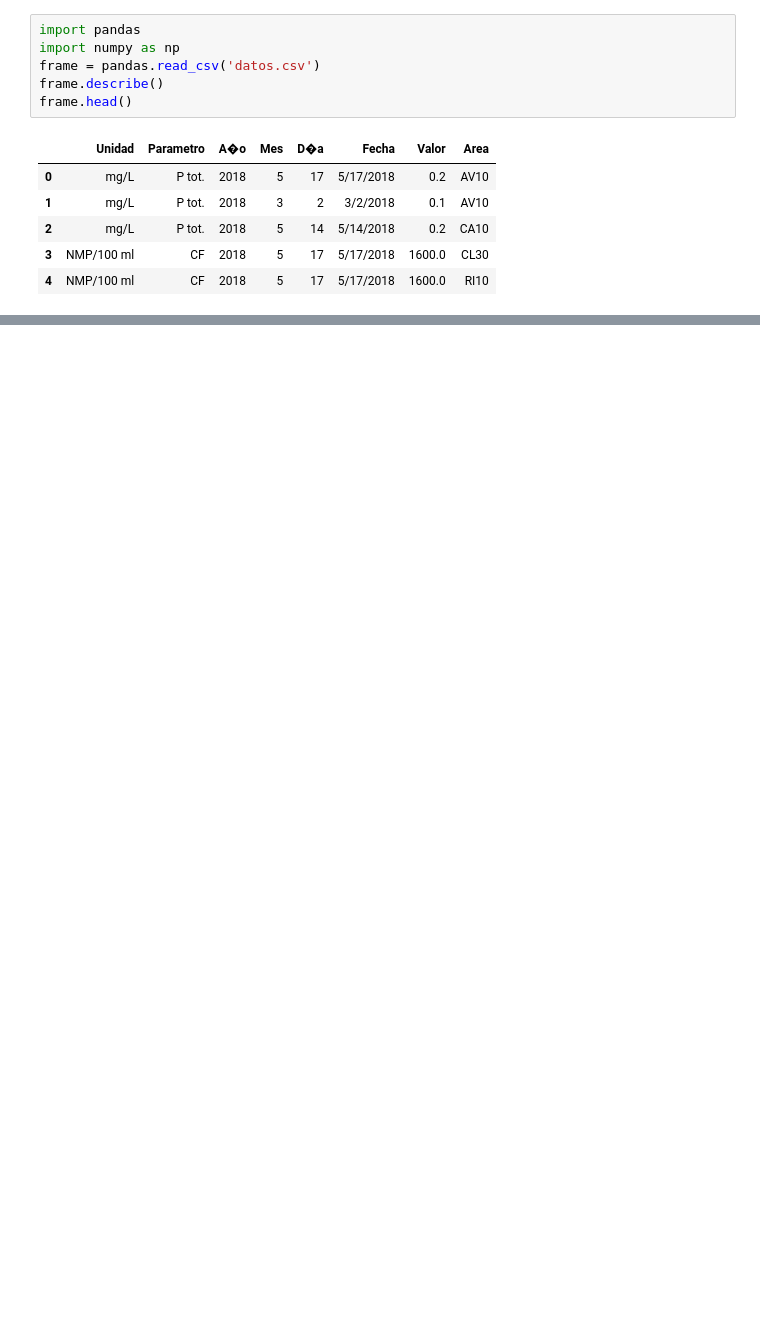
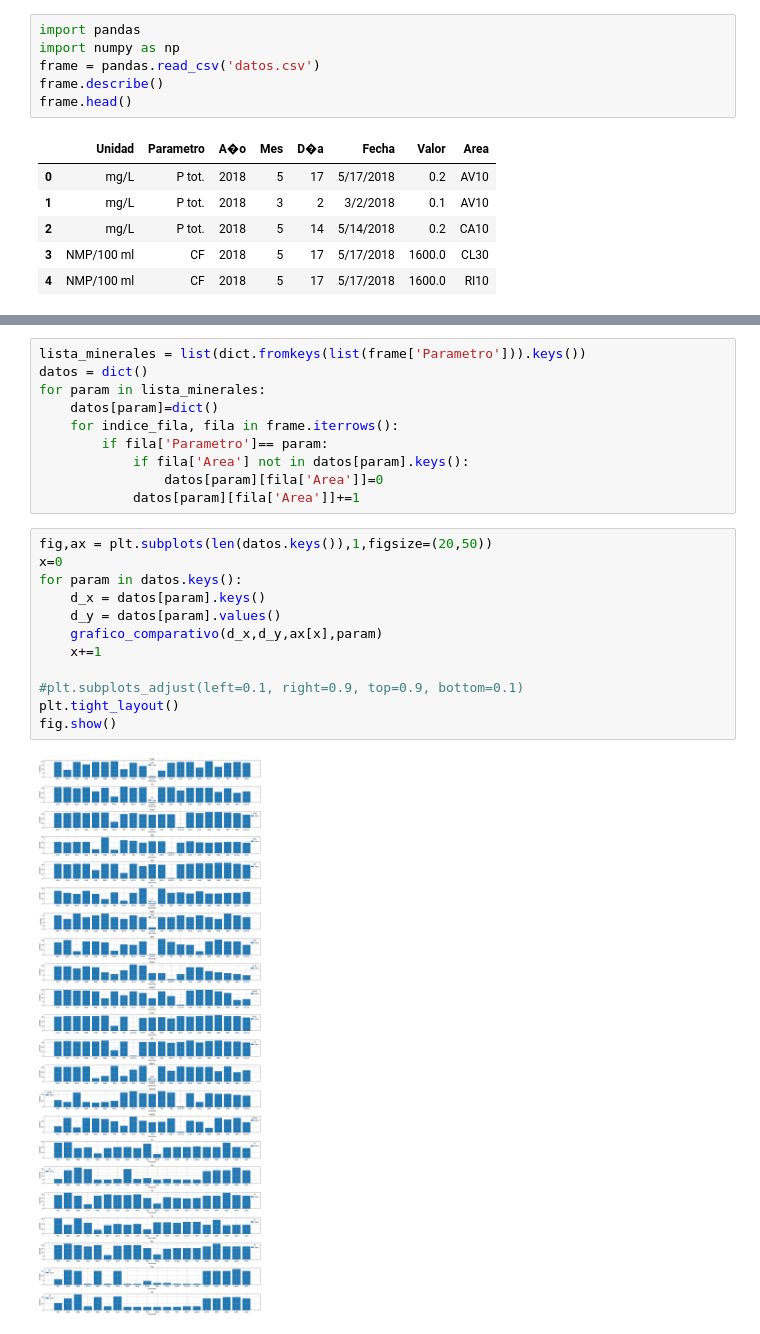
Before and after one commit to GersonPincheira/Mineria, a Jupyter notebook: la mineria.ipynb, the cells around one changed output, grey strips where cells are left out. Saved outputs shown, nothing was run; the diff lists cells and outputs as text; blank space fills up the shorter version.

```diff
--- a/la mineria.ipynb
+++ b/la mineria.ipynb
@@ -23,0 +67,24 @@ frame_rapel.head()
+# %%
+lista_minerales = list(dict.fromkeys(list(frame['Parametro'])).keys())
+datos = dict()
+for param in lista_minerales:
+    datos[param]=dict()
+    for indice_fila, fila in frame.iterrows():
+        if fila['Parametro']== param:
+            if fila['Area'] not in datos[param].keys():
+                datos[param][fila['Area']]=0
+            datos[param][fila['Area']]+=1
+# %%
+fig,ax = plt.subplots(len(datos.keys()),1,figsize=(20,50))
+x=0
+for param in datos.keys():
+    d_x = datos[param].keys()
+    d_y = datos[param].values()
+    grafico_comparativo(d_x,d_y,ax[x],param)
+    x+=1
+
+#plt.subplots_adjust(left=0.1, right=0.9, top=0.9, bottom=0.1)
+plt.tight_layout()
+fig.show()
+# %% [output]
+[figure, added]
```
Also changed, not shown: parts of 8 cells of this notebook, 1 other file.
